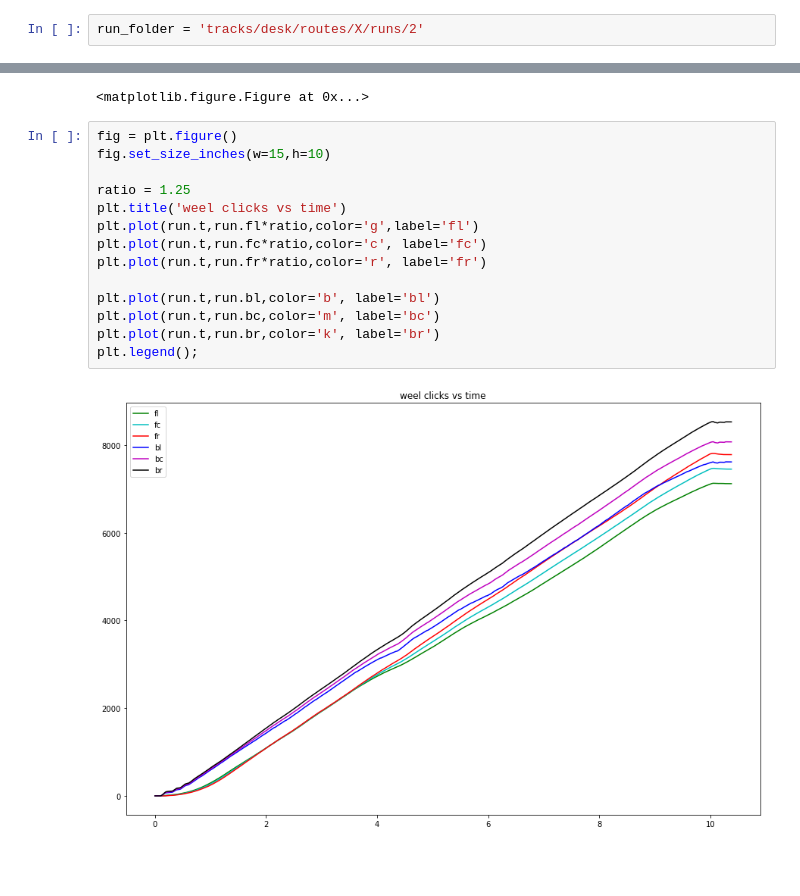
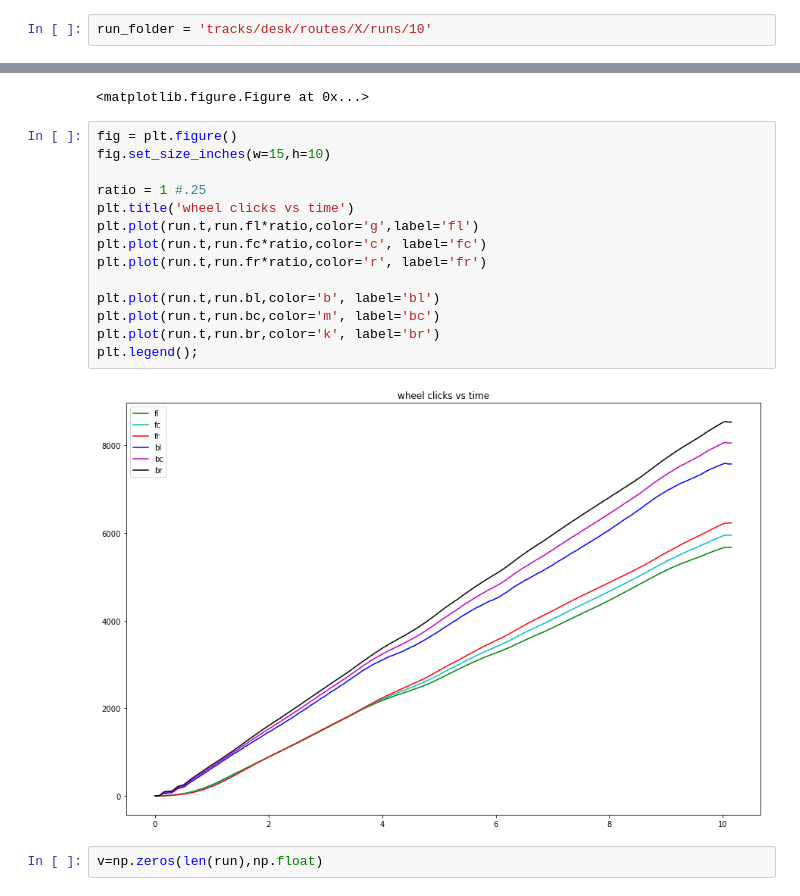
Before and after one commit to berickson/car, a Jupyter notebook: notebooks/Odometry.ipynb, the cells around one changed output, grey strips where cells are left out. Drawn from its saved outputs; the diff is of its cells as text; blank space fills up the shorter version.

```diff
--- a/notebooks/Odometry.ipynb
+++ b/notebooks/Odometry.ipynb
@@ -40,7 +40,7 @@ def big_figure():
 # %% [markdown]
 ## Settings
 # %%
-run_folder = 'tracks/desk/routes/X/runs/2'
+run_folder = 'tracks/desk/routes/X/runs/10'
 # %% [markdown]
 ## Analysis
 # %%
@@ -163,16 +138,18 @@ fig = plt.figure()
 # %%
 fig = plt.figure()
 fig.set_size_inches(w=15,h=10)
 
-ratio = 1.25
-plt.title('weel clicks vs time')
+ratio = 1 #.25
+plt.title('wheel clicks vs time')
 plt.plot(run.t,run.fl*ratio,color='g',label='fl')
 plt.plot(run.t,run.fc*ratio,color='c', label='fc')
 plt.plot(run.t,run.fr*ratio,color='r', label='fr')
 
 plt.plot(run.t,run.bl,color='b', label='bl')
 plt.plot(run.t,run.bc,color='m', label='bc')
 plt.plot(run.t,run.br,color='k', label='br')
 plt.legend();
 # %% [output]
-[figure, old version]
+[figure, new version]
+# %%
+v=np.zeros(len(run),np.float)
```
Also changed, not shown: parts of 9 cells of this notebook.
